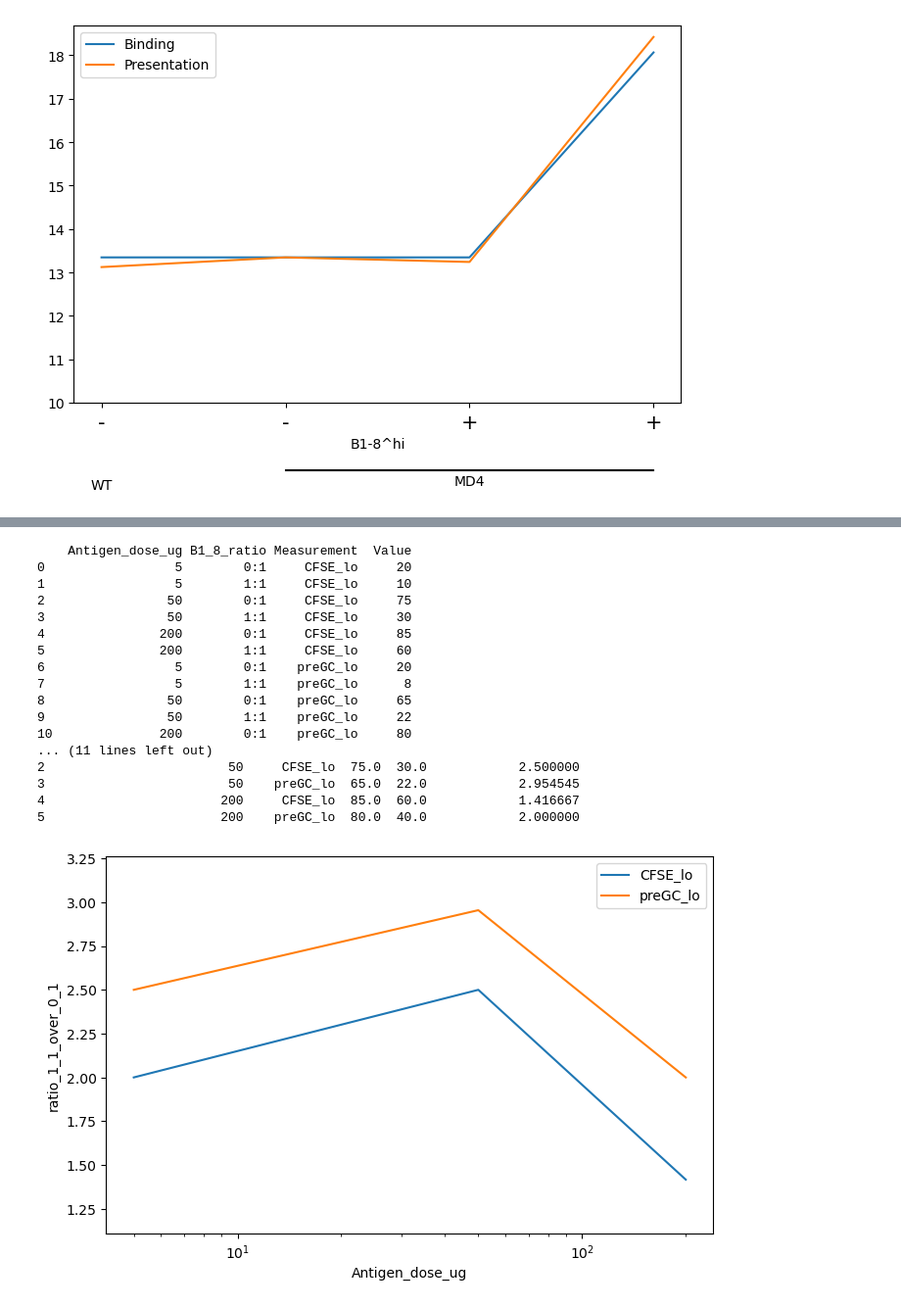
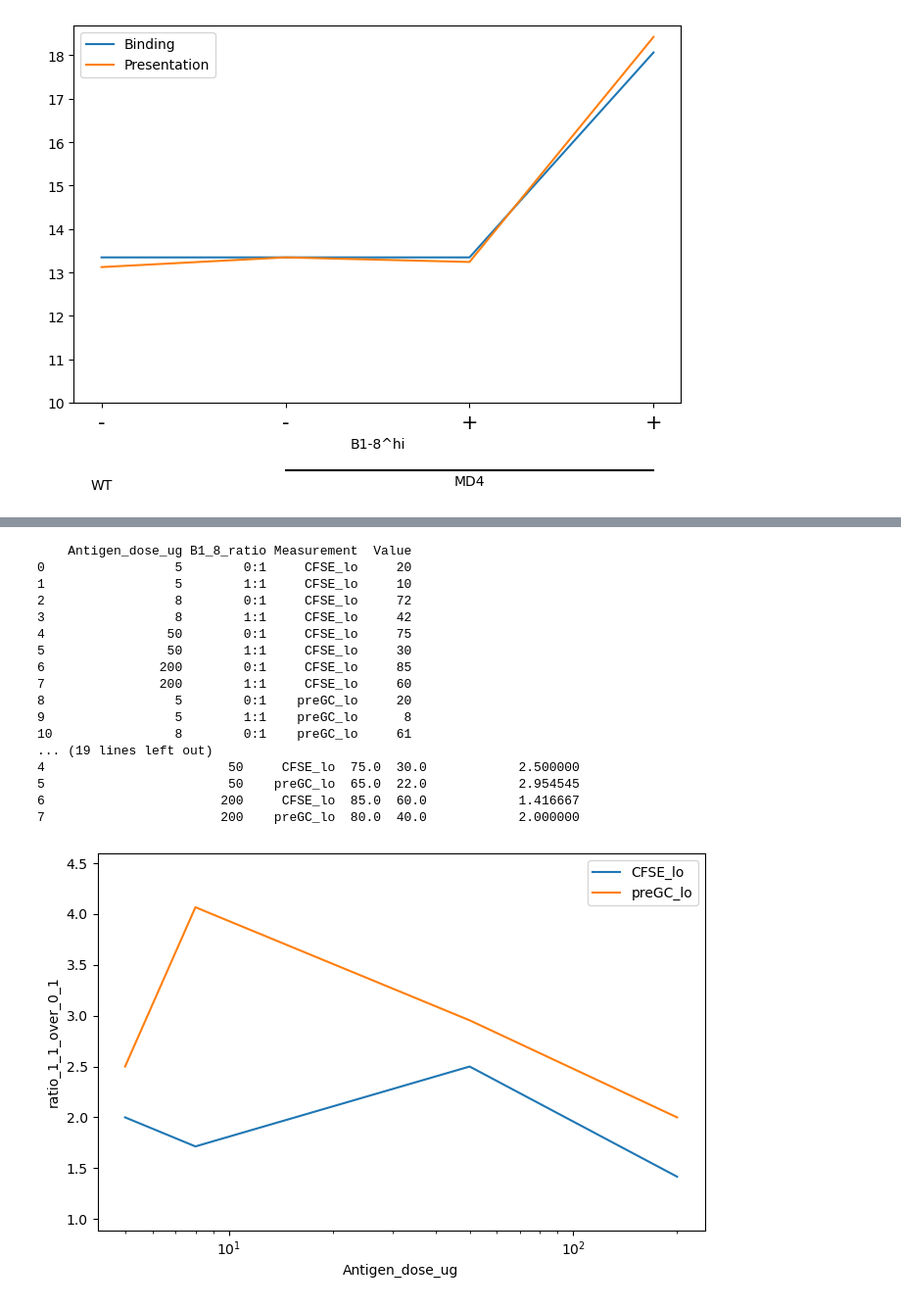
Before and after one commit to rmorantovar/Immune_System, a Jupyter notebook: jupyter_notebooks/memory_response/ModelC_data.ipynb, the cells around one changed output, grey strips where cells are left out. Shown at 98% size. Drawn from its saved outputs; the diff is of its cells as text; code cells hidden in the pictures.

```diff
--- a/jupyter_notebooks/memory_response/ModelC_data.ipynb
+++ b/jupyter_notebooks/memory_response/ModelC_data.ipynb
@@ -188,6 +188,18 @@ data_3 = [
         "B1_8_ratio": "1:1",
         "CFSE_lo": 10,
         "preGC_lo": 8,
+    },
+    {
+        "Antigen_dose_ug": 8,
+        "B1_8_ratio": "0:1",
+        "CFSE_lo": 72,
+        "preGC_lo": 61,
+    },
+    {
+        "Antigen_dose_ug": 8,
+        "B1_8_ratio": "1:1",
+        "CFSE_lo": 42,
+        "preGC_lo": 15,
     },
     {
         "Antigen_dose_ug": 50,
@@ -281,42 +295,38 @@ print(pivot)
     Antigen_dose_ug B1_8_ratio Measurement  Value
 0                 5        0:1     CFSE_lo     20
 1                 5        1:1     CFSE_lo     10
-2                50        0:1     CFSE_lo     75
-3                50        1:1     CFSE_lo     30
-4               200        0:1     CFSE_lo     85
-5               200        1:1     CFSE_lo     60
-6                 5        0:1    preGC_lo     20
-7                 5        1:1    preGC_lo      8
-8                50        0:1    preGC_lo     65
-9                50        1:1    preGC_lo     22
-10              200        0:1    preGC_lo     80
-... (11 lines left out)
-2                        50     CFSE_lo  75.0  30.0            2.500000
-3                        50    preGC_lo  65.0  22.0            2.954545
-4                       200     CFSE_lo  85.0  60.0            1.416667
-5                       200    preGC_lo  80.0  40.0            2.000000
+2                 8        0:1     CFSE_lo     72
+3                 8        1:1     CFSE_lo     42
+4                50        0:1     CFSE_lo     75
+5                50        1:1     CFSE_lo     30
+6               200        0:1     CFSE_lo     85
+7               200        1:1     CFSE_lo     60
+8                 5        0:1    preGC_lo     20
+9                 5        1:1    preGC_lo      8
+10                8        0:1    preGC_lo     61
+... (19 lines left out)
+4                        50     CFSE_lo  75.0  30.0            2.500000
+5                        50    preGC_lo  65.0  22.0            2.954545
+6                       200     CFSE_lo  85.0  60.0            1.416667
+7                       200    preGC_lo  80.0  40.0            2.000000
 # %%
 # If using df from pandas:
-
-x = np.arange(len(b18))
-width = 0.35
-
 fig, ax = plt.subplots(figsize=(8, 5))
 
 sns.lineplot(data = pivot, x = "Antigen_dose_ug", y = 'ratio_1_1_over_0_1', hue = 'Measurement', ax = ax)
 
 # 1-line x tick labels (only B1-8^hi)
 # ax.set_ylim(bottom = 0)
 ax.set_xscale('log')
 # ax.set_xticks(x)
 # ax.set_xticklabels(b18_ratio, fontsize = 15)
 # ax.set_xlabel(r"$\mathrm{B1-8}^{hi}:\mathrm{B1-8}^{lo}$")
 # ax.set_ylabel("Value (×10³)")
 ax.legend()
 
 # Expand plot limits to make space
 ax.margins(y=0.2)
 
 # fig.savefig()
 # %% [output]
-[figure, old version]
+[figure, new version]
```
Also changed, not shown: parts of 3 cells of this notebook.
